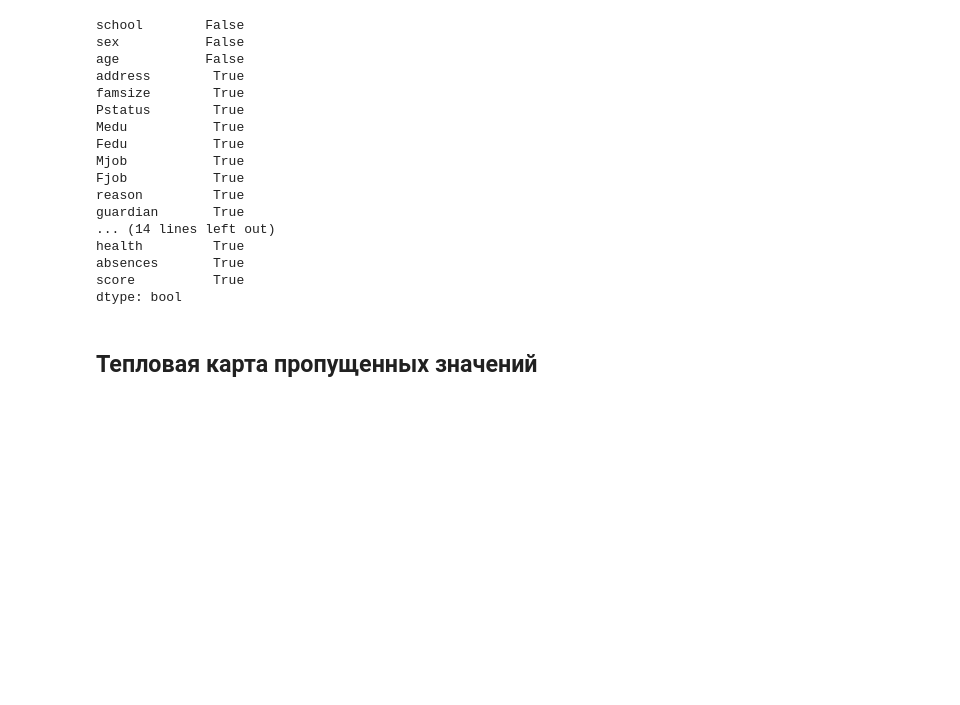
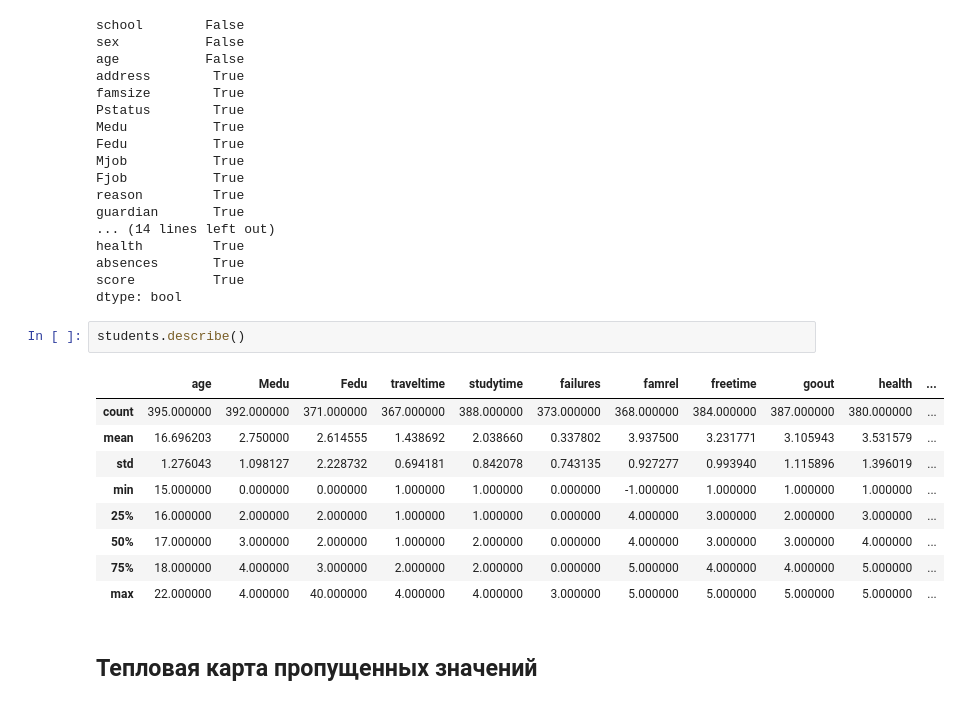
Before and after one commit to nzakirov/sf-dst-53, a Jupyter notebook: module_2/project_2.ipynb, the cells around one changed output. Saved outputs shown, nothing was run; the diff lists cells and outputs as text; blank space fills up the shorter version.

```diff
--- a/module_2/project_2.ipynb
+++ b/module_2/project_2.ipynb
@@ -94,6 +94,18 @@ health         True
 absences       True
 score          True
 dtype: bool
+# %%
+students.describe()
+# %% [output]
+|  | age | Medu | Fedu | traveltime | studytime | failures | famrel | freetime | goout | health | ... |
+| count | 395.000000 | 392.000000 | 371.000000 | 367.000000 | 388.000000 | 373.000000 | 368.000000 | 384.000000 | 387.000000 | 380.000000 | ... |
+| mean | 16.696203 | 2.750000 | 2.614555 | 1.438692 | 2.038660 | 0.337802 | 3.937500 | 3.231771 | 3.105943 | 3.531579 | ... |
+| std | 1.276043 | 1.098127 | 2.228732 | 0.694181 | 0.842078 | 0.743135 | 0.927277 | 0.993940 | 1.115896 | 1.396019 | ... |
+| min | 15.000000 | 0.000000 | 0.000000 | 1.000000 | 1.000000 | 0.000000 | -1.000000 | 1.000000 | 1.000000 | 1.000000 | ... |
+| 25% | 16.000000 | 2.000000 | 2.000000 | 1.000000 | 1.000000 | 0.000000 | 4.000000 | 3.000000 | 2.000000 | 3.000000 | ... |
+| 50% | 17.000000 | 3.000000 | 2.000000 | 1.000000 | 2.000000 | 0.000000 | 4.000000 | 3.000000 | 3.000000 | 4.000000 | ... |
+| 75% | 18.000000 | 4.000000 | 3.000000 | 2.000000 | 2.000000 | 0.000000 | 5.000000 | 4.000000 | 4.000000 | 5.000000 | ... |
+| max | 22.000000 | 4.000000 | 40.000000 | 4.000000 | 4.000000 | 3.000000 | 5.000000 | 5.000000 | 5.000000 | 5.000000 | ... |
 # %% [markdown]
 ## Тепловая карта пропущенных значений
 # %%
```
Also changed, not shown: parts of 10 cells of this notebook.
